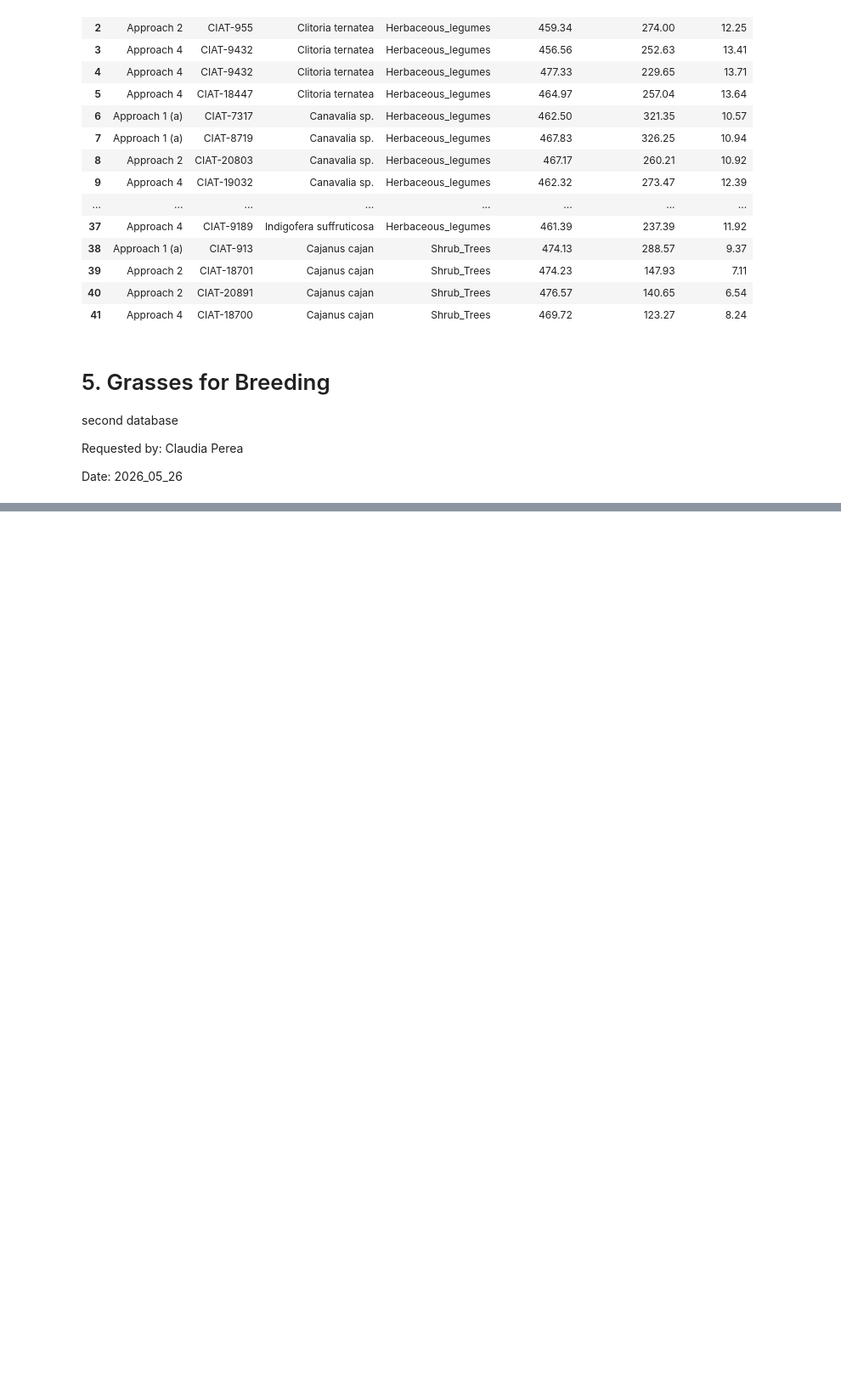
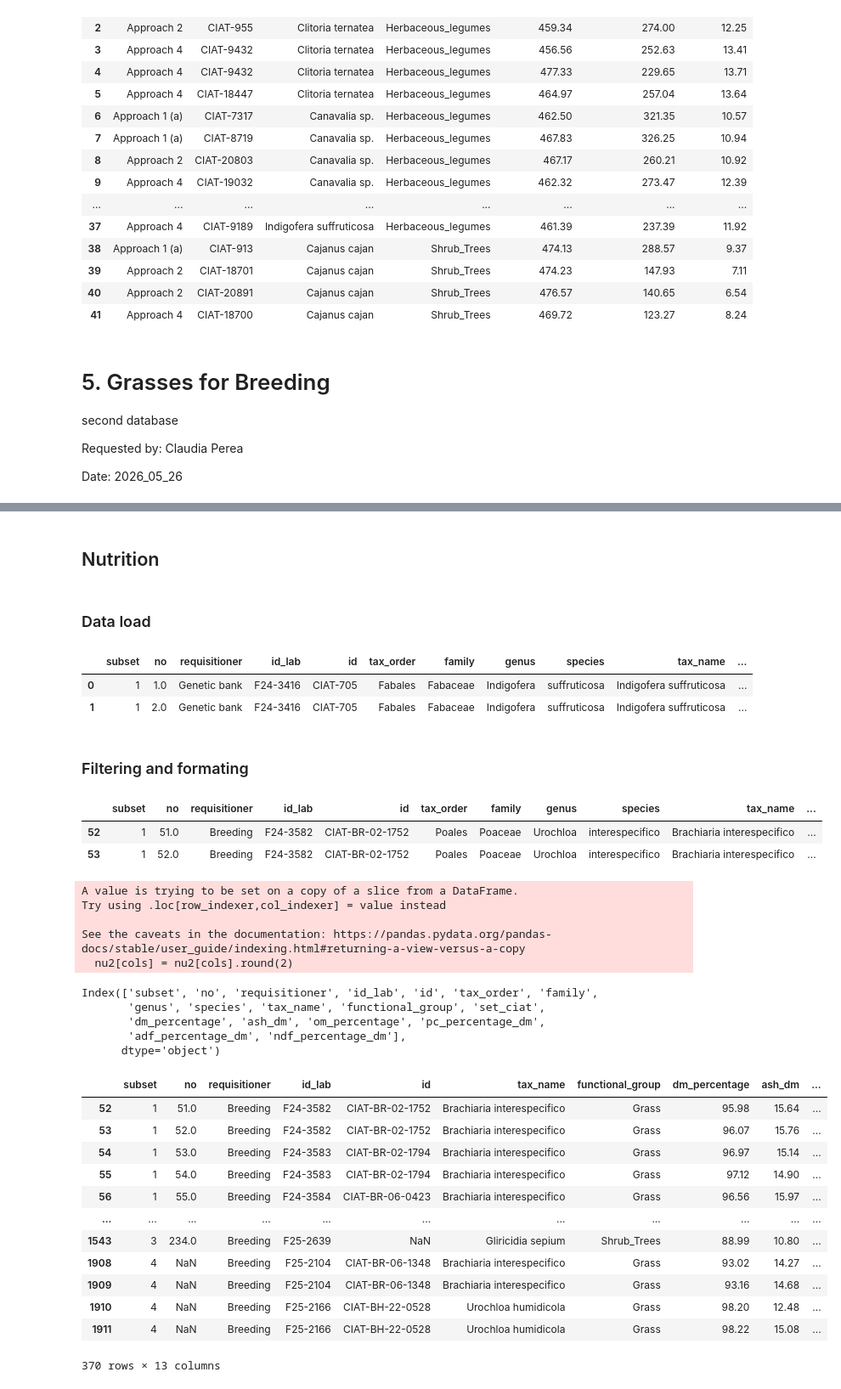
Before and after one commit to maurope/lmf, a Jupyter notebook: notebooks/2026/2026_05_22_data_delivery.ipynb, the cells around one changed output, grey strips where cells are left out. Shown at 85% size. Saved outputs shown, nothing was run; the diff lists cells and outputs as text; code cells hidden in the pictures; blank space fills up the shorter version.

```diff
--- a/notebooks/2026/2026_05_22_data_delivery.ipynb
+++ b/notebooks/2026/2026_05_22_data_delivery.ipynb
@@ -364,0 +435,29 @@ df4.to_csv('grasses.csv', index=None)
+# %% [markdown]
+## Nutrition
+# %% [markdown]
+### Data load
+# %%
+nu = pd.read_csv('/content/drive/MyDrive/lmf/data/2026_05_22_data_delivery/05_grasses_for_breeding/nutrition_complete_1234_2026_06_09.csv')
+nu.head(2)
+# %% [output]
+|  | subset | no | requisitioner | id_lab | id | tax_order | family | genus | species | tax_name | ... |
+| 0 | 1 | 1.0 | Genetic bank | F24-3416 | CIAT-705 | Fabales | Fabaceae | Indigofera | suffruticosa | Indigofera suffruticosa | ... |
+| 1 | 1 | 2.0 | Genetic bank | F24-3416 | CIAT-705 | Fabales | Fabaceae | Indigofera | suffruticosa | Indigofera suffruticosa | ... |
+# %% [markdown]
+### Filtering and formating
+# %%
+nu2 = nu[nu['requisitioner'] == 'Breeding']
+nu2.head(2)
+# %% [output]
+|  | subset | no | requisitioner | id_lab | id | tax_order | family | genus | species | tax_name | ... |
+| 52 | 1 | 51.0 | Breeding | F24-3582 | CIAT-BR-02-1752 | Poales | Poaceae | Urochloa | interespecifico | Brachiaria interespecifico | ... |
+| 53 | 1 | 52.0 | Breeding | F24-3582 | CIAT-BR-02-1752 | Poales | Poaceae | Urochloa | interespecifico | Brachiaria interespecifico | ... |
+# %%
+cols = ['dm_percentage', 'ash_dm', 'om_percentage', 'pc_percentage_dm','adf_percentage_dm', 'ndf_percentage_dm']
+nu2[cols] = nu2[cols].round(2)
+# %% [output]
+A value is trying to be set on a copy of a slice from a DataFrame.
+Try using .loc[row_indexer,col_indexer] = value instead
+
+See the caveats in the documentation: https://pandas.pydata.org/pandas-docs/stable/user_guide/indexing.html#returning-a-view-versus-a-copy
+  nu2[cols] = nu2[cols].round(2)
@@ -364,0 +466,30 @@ df4.to_csv('grasses.csv', index=None)
+# %%
+nu2.columns
+# %% [output]
+Index(['subset', 'no', 'requisitioner', 'id_lab', 'id', 'tax_order', 'family',
+       'genus', 'species', 'tax_name', 'functional_group', 'set_ciat',
+       'dm_percentage', 'ash_dm', 'om_percentage', 'pc_percentage_dm',
+       'adf_percentage_dm', 'ndf_percentage_dm'],
+      dtype='object')
+# %%
+nu3 = nu2[['subset','no','requisitioner','id_lab','id','tax_name','functional_group','dm_percentage', 'ash_dm', 'om_percentage', 'pc_percentage_dm','adf_percentage_dm', 'ndf_percentage_dm']]
+nu3 = nu3.copy()
+
+cols = ['dm_percentage', 'ash_dm', 'om_percentage', 'pc_percentage_dm','adf_percentage_dm', 'ndf_percentage_dm']
+nu3[cols] = nu3[cols].round(2)
+# %%
+nu3
+# %% [output]
+|  | subset | no | requisitioner | id_lab | id | tax_name | functional_group | dm_percentage | ash_dm | ... |
+| 52 | 1 | 51.0 | Breeding | F24-3582 | CIAT-BR-02-1752 | Brachiaria interespecifico | Grass | 95.98 | 15.64 | ... |
+| 53 | 1 | 52.0 | Breeding | F24-3582 | CIAT-BR-02-1752 | Brachiaria interespecifico | Grass | 96.07 | 15.76 | ... |
+| 54 | 1 | 53.0 | Breeding | F24-3583 | CIAT-BR-02-1794 | Brachiaria interespecifico | Grass | 96.97 | 15.14 | ... |
+| 55 | 1 | 54.0 | Breeding | F24-3583 | CIAT-BR-02-1794 | Brachiaria interespecifico | Grass | 97.12 | 14.90 | ... |
+| 56 | 1 | 55.0 | Breeding | F24-3584 | CIAT-BR-06-0423 | Brachiaria interespecifico | Grass | 96.56 | 15.97 | ... |
+| ... | ... | ... | ... | ... | ... | ... | ... | ... | ... | ... |
+| 1543 | 3 | 234.0 | Breeding | F25-2639 | NaN | Gliricidia sepium | Shrub_Trees | 88.99 | 10.80 | ... |
+| 1908 | 4 | NaN | Breeding | F25-2104 | CIAT-BR-06-1348 | Brachiaria interespecifico | Grass | 93.02 | 14.27 | ... |
+| 1909 | 4 | NaN | Breeding | F25-2104 | CIAT-BR-06-1348 | Brachiaria interespecifico | Grass | 93.16 | 14.68 | ... |
+| 1910 | 4 | NaN | Breeding | F25-2166 | CIAT-BH-22-0528 | Urochloa humidicola | Grass | 98.20 | 12.48 | ... |
+| 1911 | 4 | NaN | Breeding | F25-2166 | CIAT-BH-22-0528 | Urochloa humidicola | Grass | 98.22 | 15.08 | ... |
+370 rows × 13 columns
```
Also changed, not shown: parts of 27 cells of this notebook, 11 other files.
